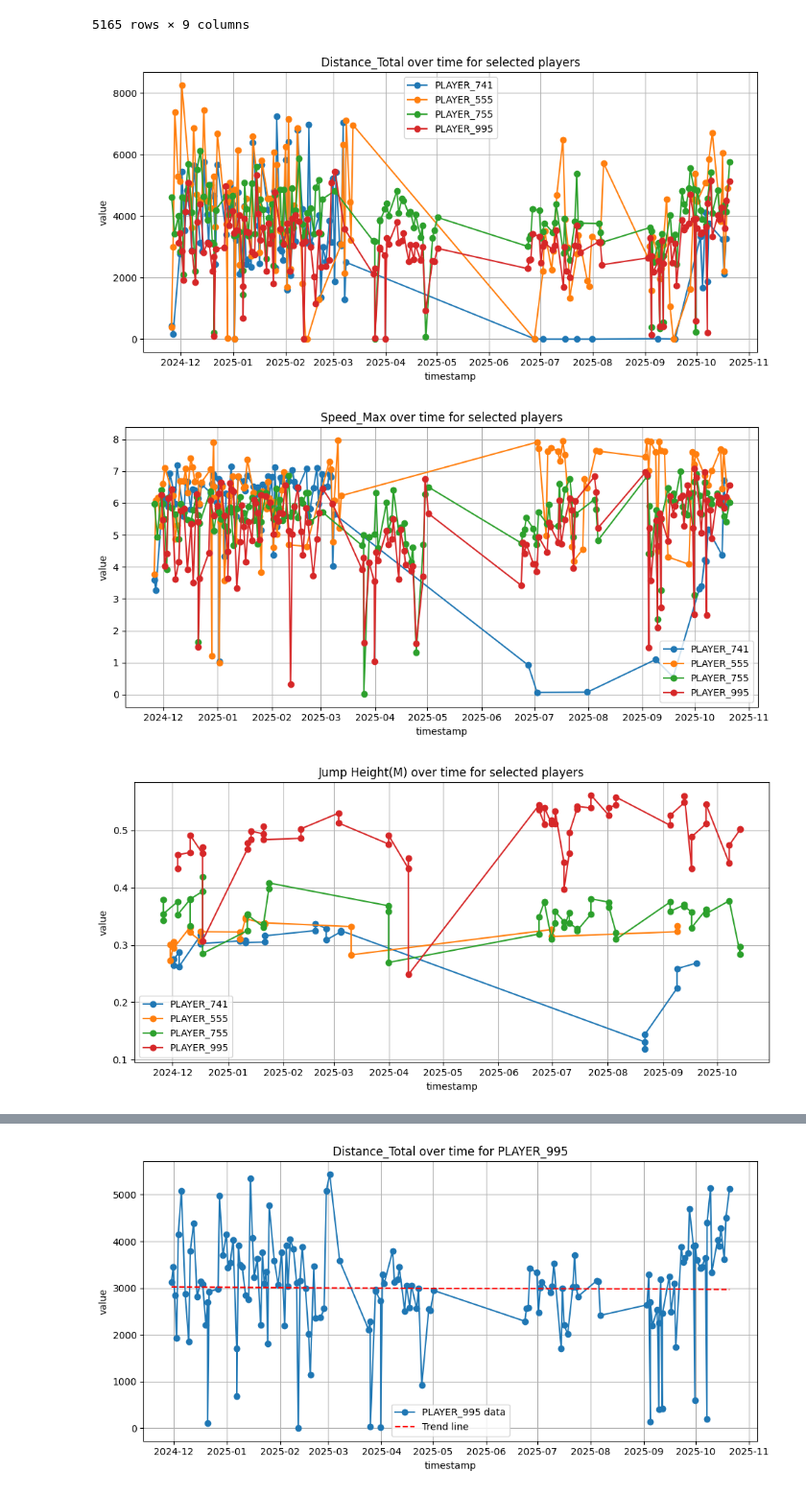
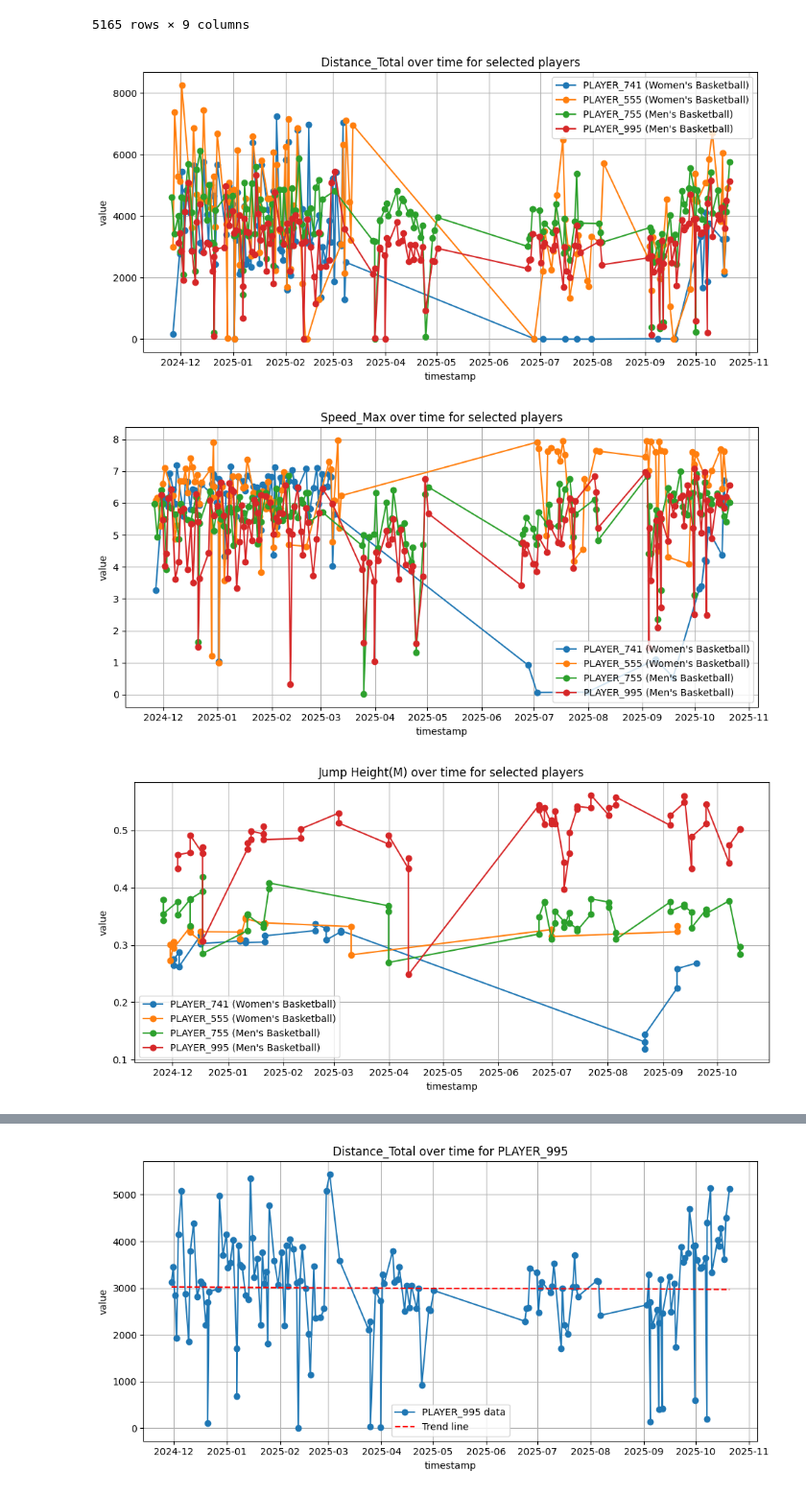
Before and after one commit to briggsprashar/sports_metric_analysis, a Jupyter notebook: part3_viz_individual.ipynb, the cells around one changed output, grey strips where cells are left out. Shown at 96% size. Drawn from its saved outputs; the diff is of its cells as text; code cells hidden in the pictures.

Commit message:
added group coding

```diff
--- a/part3_viz_individual.ipynb
+++ b/part3_viz_individual.ipynb
@@ -56,35 +56,43 @@ selected_players
 # Convert timestamp to datetime and drop invalid entries
 selected_players['timestamp'] = pd.to_datetime(selected_players['timestamp'], errors='coerce')
 selected_players = selected_players.dropna(subset=['timestamp'])
 
 # Filter from current date to 1 year ago
 current_date = pd.Timestamp.today()
 cutoff_date = current_date - pd.DateOffset(years=1)
 
 # Sort by timestamp to identify oldest records
 selected_players = selected_players[selected_players['timestamp'] >= cutoff_date]
 
 # Get unique metrics
 metrics = selected_players['metric'].unique()
 
 # Plot each metric across all players
 for metric in metrics:
     metric_df = selected_players[selected_players['metric'] == metric]
     plt.figure(figsize=(10, 5))
 
-    # Plot each player's data for this metric
+ #   # Plot each player's data for this metric
+  #  for player in target_players:
+   #     player_df = metric_df[metric_df['playername'] == player]
+    #    plt.plot(player_df['timestamp'], player_df['value'], marker='o', label=player)
+
+### ADDED START
     for player in target_players:
         player_df = metric_df[metric_df['playername'] == player]
-        plt.plot(player_df['timestamp'], player_df['value'], marker='o', label=player)
+# Get team name (assuming it is consistent per player for this subset)
+        team_name = player_df['groupteam'].iloc[0] if not player_df.empty else "Unknown"
+        plt.plot(player_df['timestamp'], player_df['value'], marker='o', label=f"{player} ({team_name})")
+### ADDED END
 
     plt.title(f"{metric} over time for selected players")
     plt.xlabel("timestamp")
     plt.ylabel("value")
     plt.legend()
     plt.grid(True)
     plt.tight_layout()
     plt.show()
 # %% [output]
-[figure, old version]
+[figure, new version]
-[figure, old version]
+[figure, new version]
-[figure, old version]
+[figure, new version]
```
Also changed, not shown: parts of 7 cells of this notebook.
